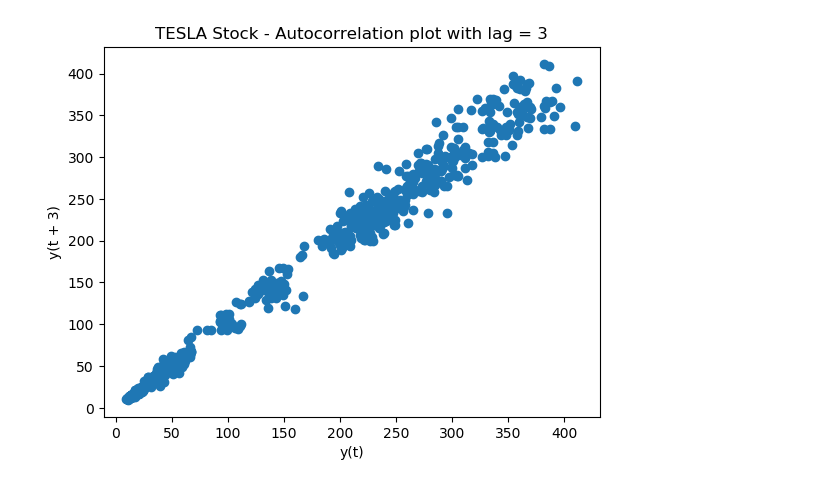
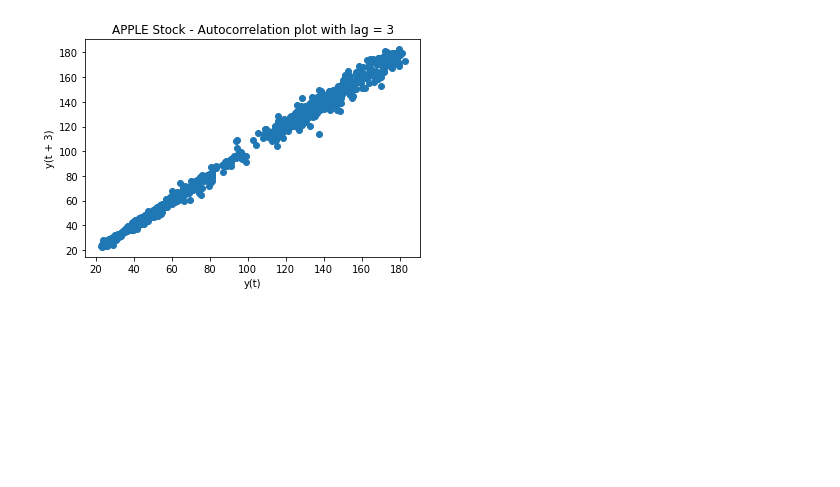
Before and after one commit to zeta1178/FinTech-Project2, a Jupyter notebook: Time-Series-Forecasting.ipynb, the cells around one changed output. Cells and saved outputs as stored; diff of their text form; code cells hidden in the pictures; blank space fills up the shorter version.

Commit message:
updated to apple

```diff
--- a/Time-Series-Forecasting.ipynb
+++ b/Time-Series-Forecasting.ipynb
@@ -45,14 +45,13 @@ df.head()
 # %%
 import matplotlib.pyplot as plt
-matplotlib.pyplot
 
 plt.figure()
 lag_plot(df['open'], lag=3)
-plt.title('TESLA Stock - Autocorrelation plot with lag = 3')
-plt.savefig('Stock-AutoCorrection-Plot.png',bbox_inches='tight')
+plt.title('APPLE Stock - Autocorrelation plot with lag = 3')
+plt.savefig('plots/Stock-AutoCorrection-Plot.png',bbox_inches='tight')
 plt.show()
 # %% [output]
-[figure, old version]
+[figure, new version]
 # %%
 plt.plot(df["date"], df["close"])
 plt.xticks(np.arange(0,1259, 200), df['date'][0:1259:200])
```
Also changed, not shown: parts of 6 cells of this notebook, 5 other files.
